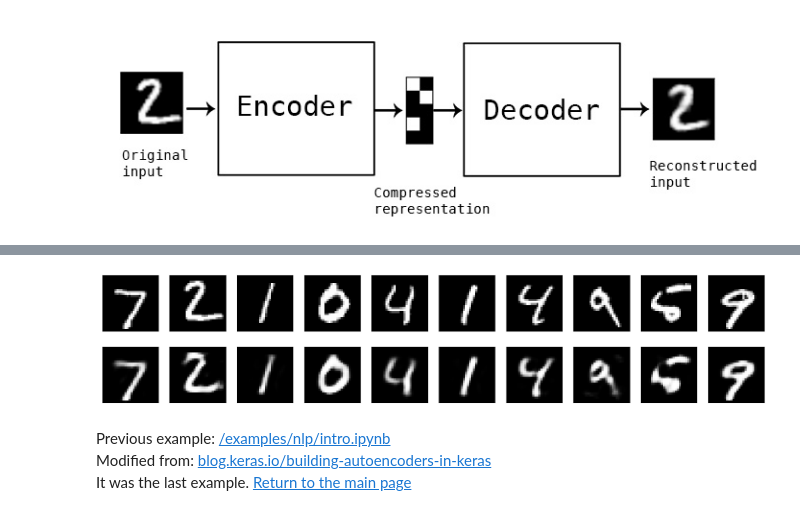
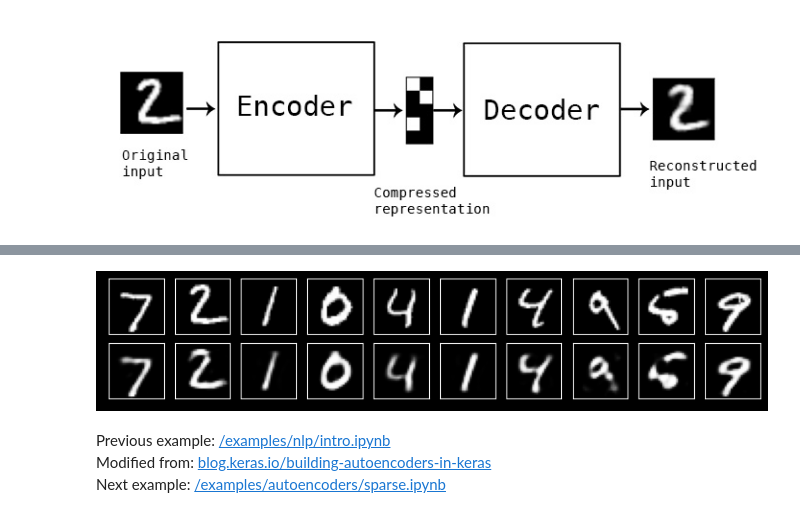
Before and after one commit to serhatsoyer/py4ML, a Jupyter notebook: examples/autoencoders/intro.ipynb, the cells around one changed output, grey strips where cells are left out. Cells and saved outputs as stored; diff of their text form; code cells hidden in the pictures.

Commit message:
sparse notebook has been included

```diff
--- a/examples/autoencoders/intro.ipynb
+++ b/examples/autoencoders/intro.ipynb
@@ -96,6 +111,8 @@ Epoch 50/50
 # %%
 # Encode and decode some digits
 # Note that we take them from the *test* set
-encoded_imgs = encoder.predict(x_test)
-decoded_imgs = decoder.predict(encoded_imgs)
+encoded_imgs = encoder.predict(x_test, verbose=0)
+decoded_imgs = decoder.predict(encoded_imgs, verbose=0)
+print(f'{encoded_imgs.mean() = }')
+print(f'{encoded_imgs.std() = }')
 # %% [output]
@@ -106,25 +123,27 @@ decoded_imgs = decoder.predict(encoded_imgs)
 # %%
 num_of_digits_to_display = 10
-plt.figure(figsize=(20, 4))
+plt.style.use('dark_background')
+fig = plt.figure(figsize=(10, 2))
+fig.subplots_adjust(hspace=0)
 for digit_idx in range(num_of_digits_to_display):
     # Display original
     ax = plt.subplot(2, num_of_digits_to_display, digit_idx + 1)
     plt.imshow(x_test[digit_idx].reshape(28, 28))
     plt.gray()
     ax.get_xaxis().set_visible(False)
     ax.get_yaxis().set_visible(False)
 
     # Display reconstruction
     ax = plt.subplot(2, num_of_digits_to_display, digit_idx + 1 + num_of_digits_to_display)
     plt.imshow(decoded_imgs[digit_idx].reshape(28, 28))
     plt.gray()
     ax.get_xaxis().set_visible(False)
     ax.get_yaxis().set_visible(False)
 
 plt.show()
 # %% [output]
-[figure, old version]
+[figure, new version]
 # %% [markdown]
 Previous example: [/examples/nlp/intro.ipynb](https://github.com/serhatsoyer/py4ML/blob/main/examples/nlp/intro.ipynb)
 Modified from: [blog.keras.io/building-autoencoders-in-keras](https://blog.keras.io/building-autoencoders-in-keras.html)
-It was the last example. [Return to the main page](https://github.com/serhatsoyer/py4ML)
+Next example: [/examples/autoencoders/sparse.ipynb](https://github.com/serhatsoyer/py4ML/blob/main/examples/autoencoders/sparse.ipynb)
```
Also changed, not shown: parts of 5 cells of this notebook, 2 other files.
